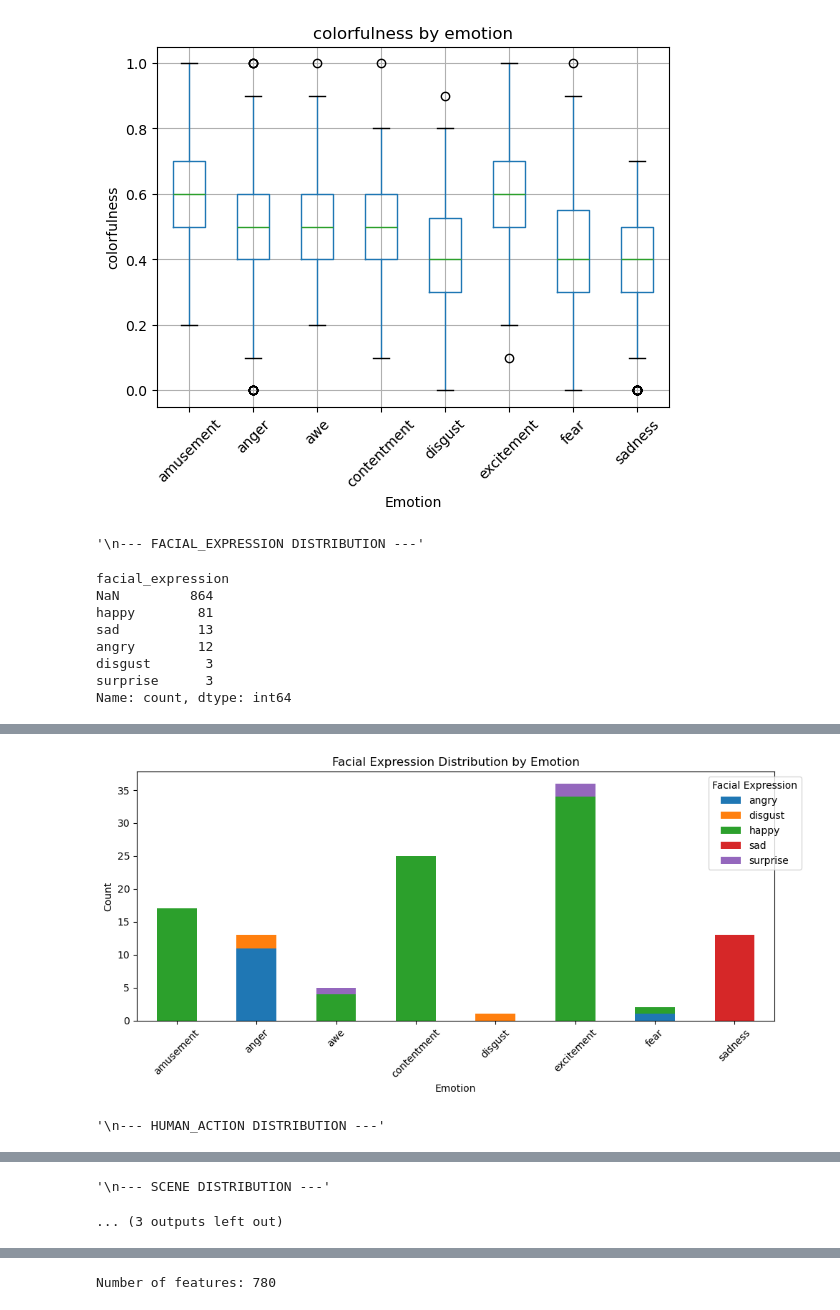
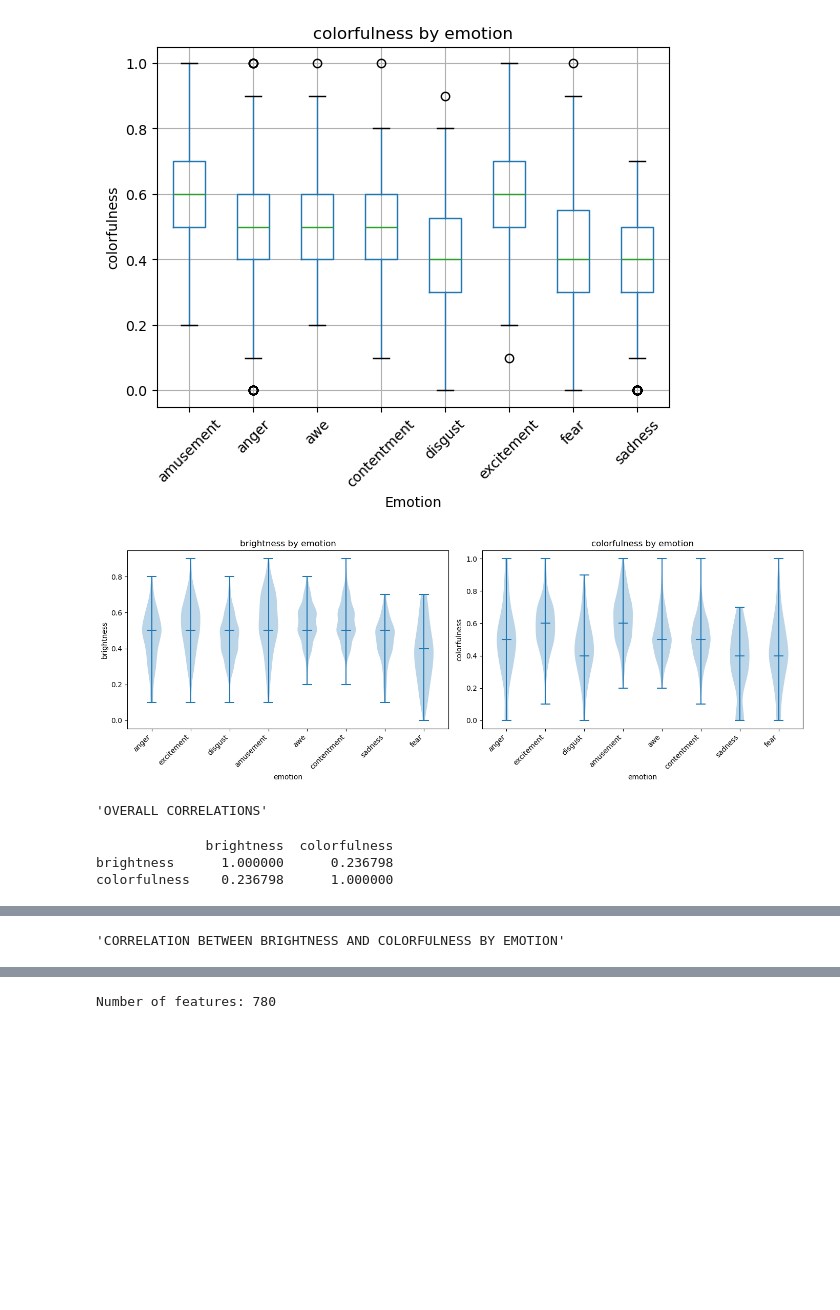
Before and after one commit to esteeliat/ml_for_neuro, a Jupyter notebook: final_project.ipynb, the cells around one changed output, grey strips where cells are left out. Drawn from its saved outputs; the diff is of its cells as text; code cells hidden in the pictures; blank space fills up the shorter version.

```diff
--- a/final_project.ipynb
+++ b/final_project.ipynb
@@ -133,11 +141,13 @@ display(df[numeric_metadata].describe())
 # %%
 # 4.1 Distribution of numeric
-df[numeric_metadata].hist(bins=30, figsize=(8, 4))
+display(df[NUMERIC_METADATA].describe())
+display(df.groupby(LABEL_COLUMN)[NUMERIC_METADATA].mean())
+
+df[NUMERIC_METADATA].hist(bins=30, figsize=(8, 4))
 plt.suptitle("Distribution of numeric metadata features")
 plt.show()
-# checking if different emotions tend to have different brightness or colorfulness
-df = df.loc[:, ~df.columns.duplicated()] # dropping the first emotions column
-for feature in numeric_metadata:
+# Box and Violin plots
+for feature in NUMERIC_METADATA:
     df.boxplot(column=feature, by='emotion')
     plt.title(f"{feature} by emotion")
     plt.suptitle("")  # removes automatic title
@@ -146,34 +156,30 @@ for feature in numeric_metadata:
     plt.xticks(rotation=45)
     plt.show()
 
-top_k = 10  # number of categories to keep
+fig, axes = plt.subplots(1, 2, figsize=(14, 5))
 
-# 4.2 Distribution of categorical
-for feature in categorical_metadata:
-    display(f"\n--- {feature.upper()} DISTRIBUTION ---")
-    # count occurrences (including NaNs)
-    counts = df[feature].value_counts(dropna=False)
-    display(counts)
+for ax, feature in zip(axes, NUMERIC_METADATA):
+    ax.violinplot(
+        [df[df[LABEL_COLUMN] == e][feature].values for e in LABELS],
+        positions=range(len(LABELS)),
+        showmedians=True
+    )
+    ax.set_xticks(range(len(LABELS)))
+    ax.set_xticklabels(LABELS, rotation=45, ha='right')
+    ax.set_title(f'{feature} by {LABEL_COLUMN}')
+    ax.set_xlabel(f'{LABEL_COLUMN}')
+    ax.set_ylabel(feature)
 
-    # If feature has many categories → limit to top-K
-    if counts.dropna().shape[0] > top_k:
-        top_categories = counts.dropna().head(top_k).index
-        filtered_df = df[df[feature].isin(top_categories)]
-    else:
-        filtered_df = df
-    by_emotion = pd.crosstab(filtered_df['emotion'], filtered_df[feature])
-    display(by_emotion)
+plt.tight_layout()
+plt.show()
 
-    # plotting
-    by_emotion.plot(kind='bar', stacked=True, figsize=(10, 5))
-    plt.title(f"{feature.replace('_', ' ').title()} Distribution by Emotion")
-    plt.xlabel("Emotion")
-    plt.ylabel("Count")
-    plt.xticks(rotation=45)
-    plt.legend(
-        title=feature.replace('_', ' ').title(),
-        bbox_to_anchor=(1.05, 1)
-    )
-    plt.tight_layout()
-    plt.show()
+## takeaway - both scaled from 0 to 1, centered around 0.5, so no need to normalize
+
+# Correlation
+display("OVERALL CORRELATIONS")
+print(df[NUMERIC_METADATA].corr())
+display("CORRELATION BETWEEN BRIGHTNESS AND COLORFULNESS BY EMOTION")
+df.groupby(LABEL_COLUMN)[['brightness', 'colorfulness']].corr().unstack()['colorfulness']['brightness']
+
+## takeaway - correlation is low, so we can use both features in the model
 # %% [output]
@@ -180,12 +205,8 @@ for feature in categorical_metadata:
 [figure]
 [figure]
 [figure]
+[figure, new version]
-'\n--- FACIAL_EXPRESSION DISTRIBUTION ---'
+'OVERALL CORRELATIONS'
-facial_expression
-NaN         864
-happy        81
-sad          13
-angry        12
-disgust       3
-surprise      3
-Name: count, dtype: int64
+              brightness  colorfulness
+brightness      1.000000      0.236798
+colorfulness    0.236798      1.000000
@@ -202,2 +213 @@ Name: count, dtype: int64
-[figure, old version]
-'\n--- HUMAN_ACTION DISTRIBUTION ---'
+'CORRELATION BETWEEN BRIGHTNESS AND COLORFULNESS BY EMOTION'
@@ -231,2 +223,0 @@ Name: count, dtype: int64
-'\n--- SCENE DISTRIBUTION ---'
-... (3 outputs left out)
```
Also changed, not shown: parts of 31 cells of this notebook, 2 other files.
